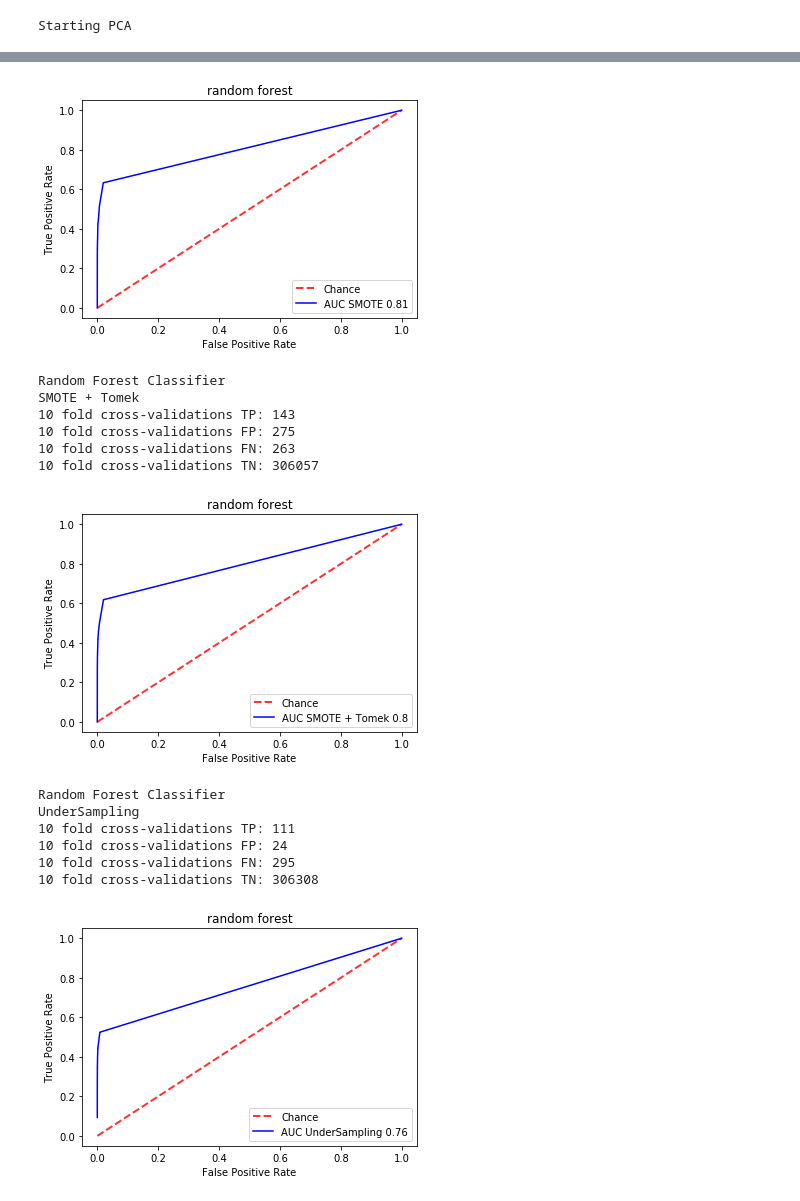
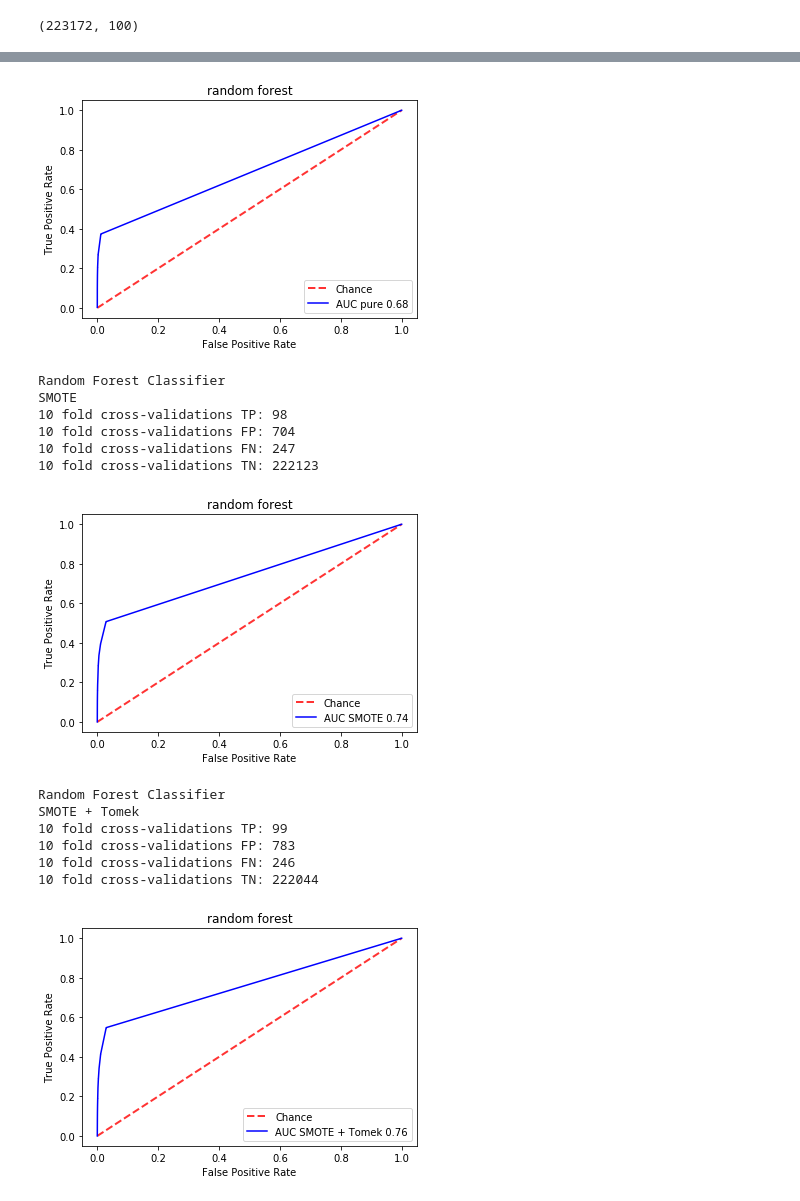
Before and after one commit to achilleasvlogiaris/Cyber-Data-Analytics-assignment, a Jupyter notebook: bonus_task.ipynb, the cells around one changed output, grey strips where cells are left out. Saved outputs shown, nothing was run; the diff lists cells and outputs as text; code cells hidden in the pictures.

```diff
--- a/bonus_task.ipynb
+++ b/bonus_task.ipynb
@@ -184 +74,16 @@ print(np.asarray(df2).shape)
+# %%
+selected_features = [ 'issuercountrycode', 'txvariantcode', 'EuroAmount', 'amount',
+                            'currencycode', 'shoppercountrycode', 'shopperinteraction', 'cardverificationcodesupplied', 'simple_journal',
+                            'cvcresponsecode', 'accountcode','creation_hour', 'creation_day',
+                            'creation_month', 'creation_year', 'ip_id',
+                             'mail_id', 'bin', 'card_id','transaction_id_month_y','transaction_id_date_y','transaction_id_merchant_y','transaction_id_currency_y']
+# %%
+all_features = dataset[selected_features]
+all_features = all_features.dropna(axis=0, how='any')
+
+all_features['label'] = np.where(all_features['simple_journal']=='Chargeback', 1, 0)
+label = all_features['label']
+enc_label = all_features['label']
+
+all_features = all_features.drop(['txvariantcode','amount','creation_hour', 'creation_month', 'creation_year','simple_journal', 'label', 'mail_id', 'ip_id'],axis=1)
 # %%
@@ -213,8 +104,7 @@ personal_data_encoding('bin',3)
 personal_data_encoding('card_id',10)
 encoded_feat = pd.get_dummies(all_features)
 # %%
-def pca(feature_vector, labels, comp=200):
-    print("Starting PCA")
+def pca(feature_vector, labels, comp=500):
     pca = decomposition.PCA(n_components=comp)
     coeff = pca.fit_transform(feature_vector)
     return coeff
@@ -222,8 +112,9 @@ def pca(feature_vector, labels, comp=200):
 comp = 100
 test_feature = pca(encoded_feat, enc_label, comp)
 test_ff = pd.DataFrame(test_feature)
+print(test_ff.shape)
 # %% [output]
-Starting PCA
+(223172, 100)
 # %%
 TP, FP, FN, TN = 0, 0, 0, 0
 x_array = np.array(test_ff)
@@ -247,6 +138,9 @@ def classification(data_manipulation, classifier):
     elif classifier == 'adaboost':
         print("AdaBoost Classifier")
         clf = AdaBoostClassifier(base_estimator=None, n_estimators=50, learning_rate=1.0, algorithm='SAMME.R', random_state=42)
+    elif classifier == 'decision_tree':
+        print("Decision Tree Classifier")
+        clf = tree.DecisionTreeClassifier()
 
     total_TP = 0
     total_FP = 0
@@ -281,7 +175,7 @@ def classification(data_manipulation, classifier):
         [x_train, x_test] = usx[train_index], usx[test_index]
         [y_train, y_test] = usy[train_index], usy[test_index]
 
-        ## >>>Data Augmentation!<<<
+        ## Data Augmentation
         if data_manipulation == 'SMOTE':
             sm = SMOTE(random_state=42, ratio = 0.5)
             x_res, y_res = sm.fit_sample(x_train, y_train)
@@ -295,26 +189,22 @@ def classification(data_manipulation, classifier):
             x_res = x_train
             y_res = y_train
 
-        ## >>>Classification!<<<
+        ## Classification
 
         clf.fit(x_res, y_res)
         y_predict = clf.predict(x_test)
         probs = clf.predict_proba(x_test)[:,1]
         i +=1
 
-        for i in range(len(y_predict)):
-            if y_test[i] == 1 and y_predict[i] == 1:
+        for i in range(len(probs)):
+            if y_test[i] == 1 and probs[i] >= 0.37:
                 TP += 1
-            if y_test[i] == 0 and y_predict[i] == 1:
+            if y_test[i] == 0 and probs[i] >= 0.37:
                 FP += 1
-            if y_test[i] == 1 and y_predict[i] == 0:
+            if y_test[i] == 1 and probs[i] < 0.37:
                 FN += 1
-            if y_test[i] == 0 and y_predict[i] == 0:
+            if y_test[i] == 0 and probs[i] < 0.37:
                 TN += 1
-    #     print('TP: ' + str(TP))
-    #     print('FP: ' + str(FP))
-    #     print('FN: ' + str(FN))
-    #     print('TN: ' + str(TN))
         total_TP = total_TP + TP
         total_FP = total_FP + FP
         total_FN = total_FN + FN
@@ -325,7 +215,6 @@ def classification(data_manipulation, classifier):
         tns_set.append(TN)
         probs_set.extend(probs)
         y_set.extend(y_test)
-    #     tn, fp, fn, tp = confusion_matrix(y_test, y_predict).ravel()
 
 
     total_TP = np.array(total_TP)
@@ -350,6 +239,7 @@ def classification(data_manipulation, classifier):
 #     plt.savefig(classifier)
     plt.show()
 # %%
+classification('pure', 'random forest')
 classification('SMOTE', 'random forest')
 classification('SMOTE + Tomek', 'random forest')
 classification('UnderSampling', 'random forest')
@@ -363,15 +253,15 @@ SMOTE
-[figure, old version]
+[figure, new version]
 Random Forest Classifier
-SMOTE + Tomek
-10 fold cross-validations TP: 143
-10 fold cross-validations FP: 275
-10 fold cross-validations FN: 263
-10 fold cross-validations TN: 306057
+SMOTE
+10 fold cross-validations TP: 98
+10 fold cross-validations FP: 704
+10 fold cross-validations FN: 247
+10 fold cross-validations TN: 222123
-[figure, old version]
+[figure, new version]
 Random Forest Classifier
-UnderSampling
-10 fold cross-validations TP: 111
-10 fold cross-validations FP: 24
-10 fold cross-validations FN: 295
-10 fold cross-validations TN: 306308
+SMOTE + Tomek
+10 fold cross-validations TP: 99
+10 fold cross-validations FP: 783
+10 fold cross-validations FN: 246
+10 fold cross-validations TN: 222044
-[figure, old version]
+[figure, new version]
```
Also changed, not shown: parts of 6 cells of this notebook, 1 other file.
